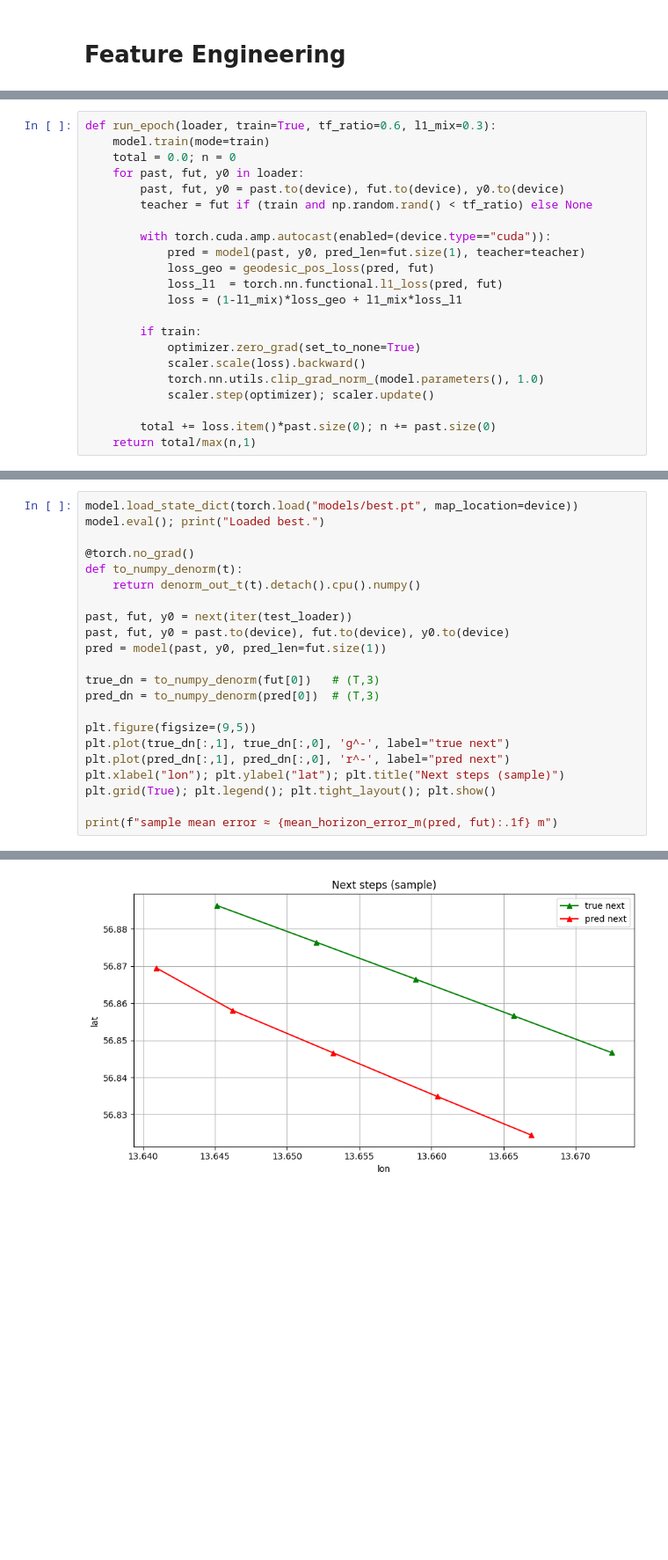
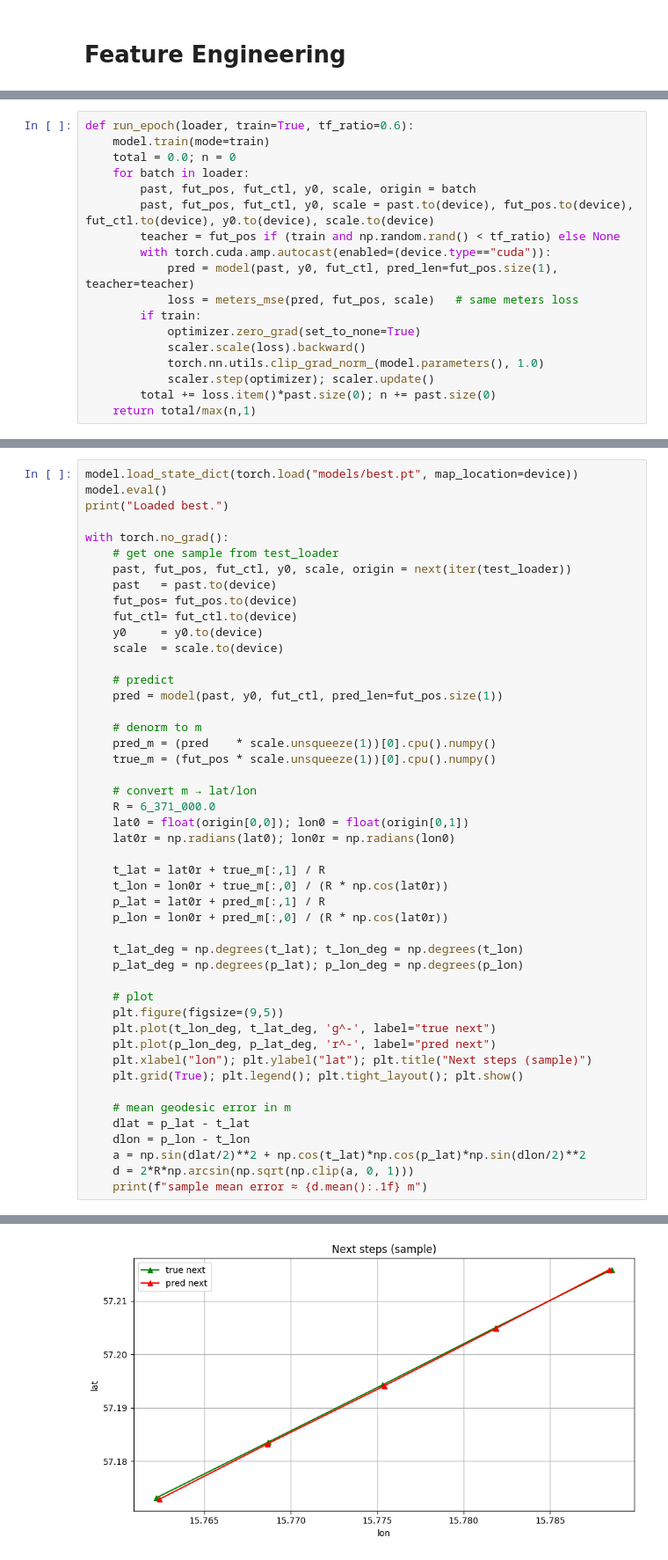
Before and after one commit to Tyler-Hector/dataset-research, a Jupyter notebook: ml_notebooks/SCAT_Trajectory_Analysis.ipynb, the cells around one changed output, grey strips where cells are left out. Shown at 88% size. Cells and saved outputs as stored; diff of their text form; blank space fills up the shorter version.

```diff
--- a/ml_notebooks/SCAT_Trajectory_Analysis.ipynb
+++ b/ml_notebooks/SCAT_Trajectory_Analysis.ipynb
@@ -434,23 +422,19 @@ scaler    = torch.cuda.amp.GradScaler(enabled=(device.type=="cuda"))
 # %%
-def run_epoch(loader, train=True, tf_ratio=0.6, l1_mix=0.3):
+def run_epoch(loader, train=True, tf_ratio=0.6):
     model.train(mode=train)
     total = 0.0; n = 0
-    for past, fut, y0 in loader:
-        past, fut, y0 = past.to(device), fut.to(device), y0.to(device)
-        teacher = fut if (train and np.random.rand() < tf_ratio) else None
-
+    for batch in loader:
+        past, fut_pos, fut_ctl, y0, scale, origin = batch
+        past, fut_pos, fut_ctl, y0, scale = past.to(device), fut_pos.to(device), fut_ctl.to(device), y0.to(device), scale.to(device)
+        teacher = fut_pos if (train and np.random.rand() < tf_ratio) else None
         with torch.cuda.amp.autocast(enabled=(device.type=="cuda")):
-            pred = model(past, y0, pred_len=fut.size(1), teacher=teacher)
-            loss_geo = geodesic_pos_loss(pred, fut)
-            loss_l1  = torch.nn.functional.l1_loss(pred, fut)
-            loss = (1-l1_mix)*loss_geo + l1_mix*loss_l1
-
+            pred = model(past, y0, fut_ctl, pred_len=fut_pos.size(1), teacher=teacher)
+            loss = meters_mse(pred, fut_pos, scale)   # same meters loss
         if train:
             optimizer.zero_grad(set_to_none=True)
             scaler.scale(loss).backward()
             torch.nn.utils.clip_grad_norm_(model.parameters(), 1.0)
             scaler.step(optimizer); scaler.update()
-
         total += loss.item()*past.size(0); n += past.size(0)
     return total/max(n,1)
 # %%
@@ -499,25 +509,50 @@ ep 20 | tf=0.10 | train 1998132.8932 | val 1224474.3436 | ~1883 m
 # %%
 model.load_state_dict(torch.load("models/best.pt", map_location=device))
-model.eval(); print("Loaded best.")
+model.eval()
+print("Loaded best.")
 
-@torch.no_grad()
-def to_numpy_denorm(t):
-    return denorm_out_t(t).detach().cpu().numpy()
+with torch.no_grad():
+    # get one sample from test_loader
+    past, fut_pos, fut_ctl, y0, scale, origin = next(iter(test_loader))
+    past   = past.to(device)
+    fut_pos= fut_pos.to(device)
+    fut_ctl= fut_ctl.to(device)
+    y0     = y0.to(device)
+    scale  = scale.to(device)
 
-past, fut, y0 = next(iter(test_loader))
-past, fut, y0 = past.to(device), fut.to(device), y0.to(device)
-pred = model(past, y0, pred_len=fut.size(1))
+    # predict
+    pred = model(past, y0, fut_ctl, pred_len=fut_pos.size(1))
 
-true_dn = to_numpy_denorm(fut[0])   # (T,3)
-pred_dn = to_numpy_denorm(pred[0])  # (T,3)
+    # denorm to m
+    pred_m = (pred    * scale.unsqueeze(1))[0].cpu().numpy()
+    true_m = (fut_pos * scale.unsqueeze(1))[0].cpu().numpy()
 
-plt.figure(figsize=(9,5))
-plt.plot(true_dn[:,1], true_dn[:,0], 'g^-', label="true next")
-plt.plot(pred_dn[:,1], pred_dn[:,0], 'r^-', label="pred next")
-plt.xlabel("lon"); plt.ylabel("lat"); plt.title("Next steps (sample)")
-plt.grid(True); plt.legend(); plt.tight_layout(); plt.show()
+    # convert m → lat/lon
+    R = 6_371_000.0
+    lat0 = float(origin[0,0]); lon0 = float(origin[0,1])
+    lat0r = np.radians(lat0); lon0r = np.radians(lon0)
 
-print(f"sample mean error ≈ {mean_horizon_error_m(pred, fut):.1f} m")
+    t_lat = lat0r + true_m[:,1] / R
+    t_lon = lon0r + true_m[:,0] / (R * np.cos(lat0r))
+    p_lat = lat0r + pred_m[:,1] / R
+    p_lon = lon0r + pred_m[:,0] / (R * np.cos(lat0r))
+
+    t_lat_deg = np.degrees(t_lat); t_lon_deg = np.degrees(t_lon)
+    p_lat_deg = np.degrees(p_lat); p_lon_deg = np.degrees(p_lon)
+
+    # plot
+    plt.figure(figsize=(9,5))
+    plt.plot(t_lon_deg, t_lat_deg, 'g^-', label="true next")
+    plt.plot(p_lon_deg, p_lat_deg, 'r^-', label="pred next")
+    plt.xlabel("lon"); plt.ylabel("lat"); plt.title("Next steps (sample)")
+    plt.grid(True); plt.legend(); plt.tight_layout(); plt.show()
+
+    # mean geodesic error in m
+    dlat = p_lat - t_lat
+    dlon = p_lon - t_lon
+    a = np.sin(dlat/2)**2 + np.cos(t_lat)*np.cos(p_lat)*np.sin(dlon/2)**2
+    d = 2*R*np.arcsin(np.sqrt(np.clip(a, 0, 1)))
+    print(f"sample mean error ≈ {d.mean():.1f} m")
 # %% [output]
 Loaded best.
-[figure, old version]
+[figure, new version]
```
Also changed, not shown: parts of 20 cells of this notebook.
